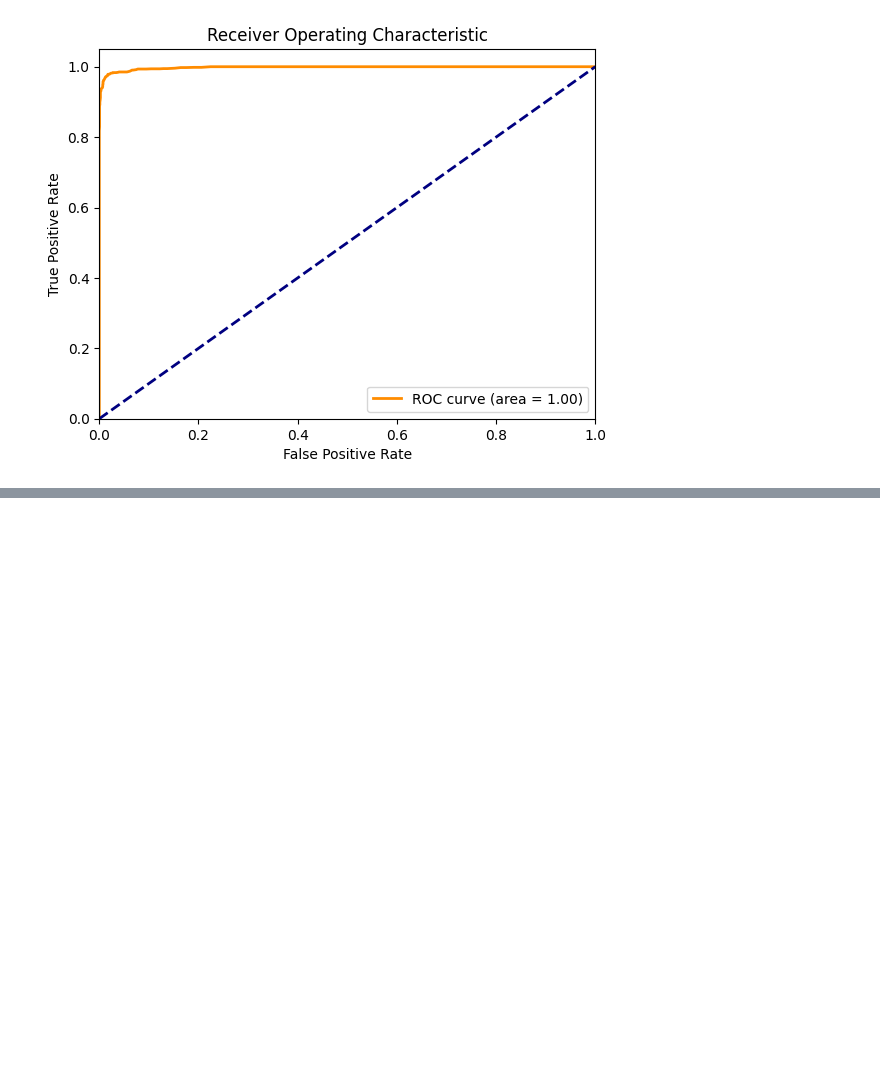
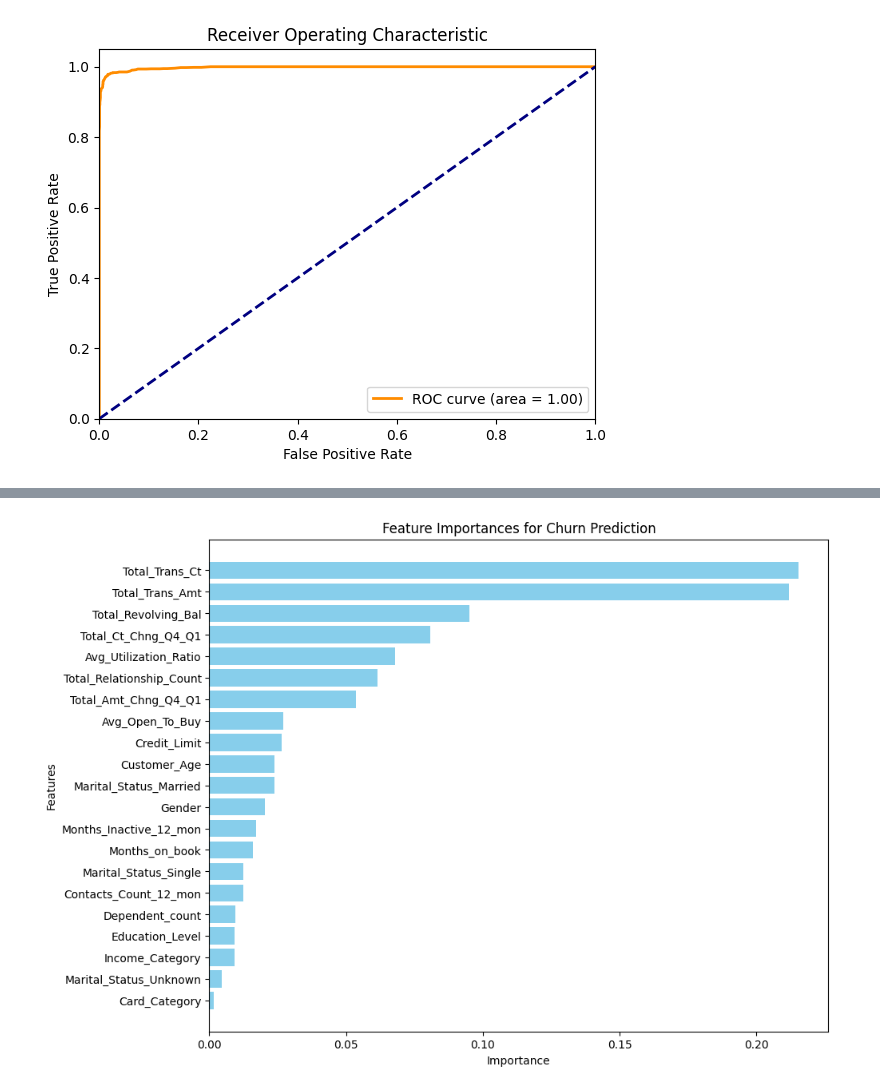
Before and after one commit to nasesmae/Bank-Customer-Churn-Prediction, a Jupyter notebook: 2.4. random forest.ipynb, the cells around one changed output, grey strips where cells are left out. Saved outputs shown, nothing was run; the diff lists cells and outputs as text; code cells hidden in the pictures; blank space fills up the shorter version.

```diff
--- a/2.4. random forest.ipynb
+++ b/2.4. random forest.ipynb
@@ -139,0 +117,6 @@ Standard Deviation in CV Scores: 0.04991189477989577
+# %%
+# Extracting feature importances
+importances = rf_classifier.feature_importances_
+feature_names = X_train.columns
+feature_importance_data = sorted(zip(feature_names, importances), key=lambda x: x[1], reverse=True)
+feature_importance_data
@@ -139,0 +141,14 @@ Standard Deviation in CV Scores: 0.04991189477989577
+# %%
+# Extract feature names and their importances
+features, importances = zip(*feature_importance_data)
+
+# Creating the bar chart
+plt.figure(figsize=(10, 8))
+plt.barh(features, importances, color='skyblue')
+plt.xlabel('Importance')
+plt.ylabel('Features')
+plt.title('Feature Importances for Churn Prediction')
+plt.gca().invert_yaxis()  # Invert y-axis to show the most important feature at the top
+plt.show()
+# %% [output]
+[figure, added]
```
Also changed, not shown: parts of 10 cells of this notebook.
